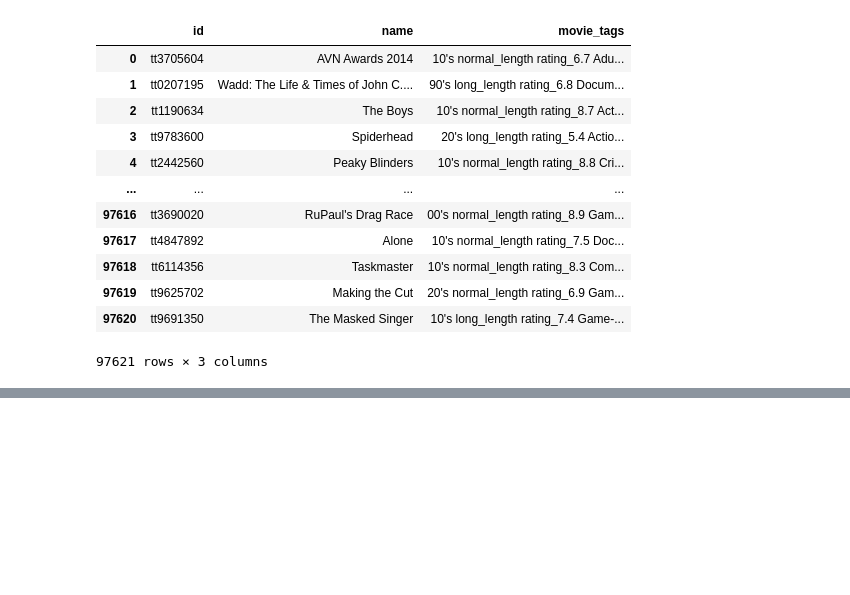
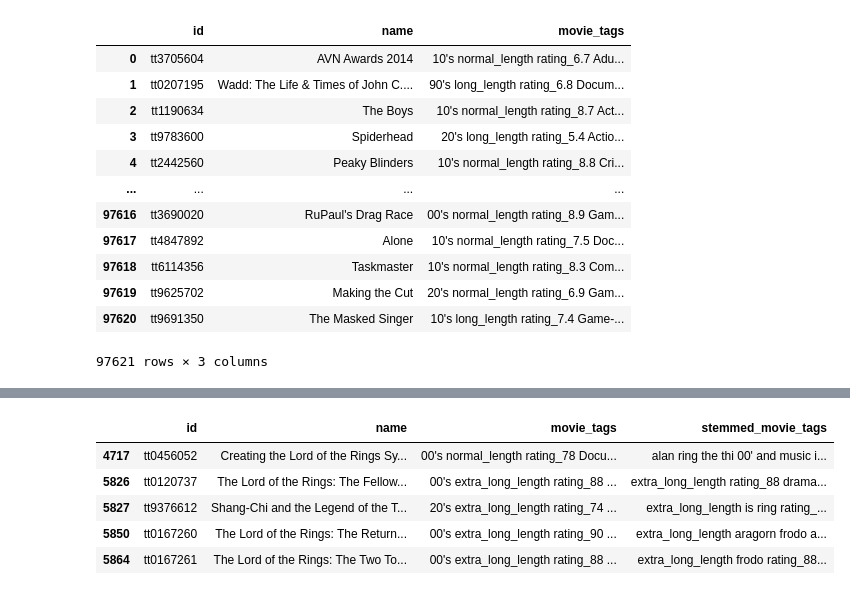
Before and after one commit to shabisht/Movie-Counsel, a Jupyter notebook: Movie_Recommender_System.ipynb, the cells around one changed output, grey strips where cells are left out. Saved outputs shown, nothing was run; the diff lists cells and outputs as text; code cells hidden in the pictures; blank space fills up the shorter version.

```diff
--- a/Movie_Recommender_System.ipynb
+++ b/Movie_Recommender_System.ipynb
@@ -781,0 +786,4 @@ Name: 19599, dtype: object
+# %%
+# final_df.to_csv("/content/drive/MyDrive/Colab Notebooks/final_file_for_cbrs.csv", index=False)
+
+final_df = pd.read_csv("/content/drive/MyDrive/Colab Notebooks/final_dataset_8k.csv")
@@ -781,0 +857,10 @@ Name: 19599, dtype: object
+# %%
+final_df[final_df.name.str.contains("Rings")]
+# final_df.iloc[5853]
+# %% [output]
+|  | id | name | movie_tags | stemmed_movie_tags |
+| 4717 | tt0456052 | Creating the Lord of the Rings Sy... | 00's normal_length rating_78 Docu... | alan ring the thi 00' and music i... |
+| 5826 | tt0120737 | The Lord of the Rings: The Fellow... | 00's extra_long_length rating_88 ... | extra_long_length rating_88 drama... |
+| 5827 | tt9376612 | Shang-Chi and the Legend of the T... | 20's extra_long_length rating_74 ... | extra_long_length is ring rating_... |
+| 5850 | tt0167260 | The Lord of the Rings: The Return... | 00's extra_long_length rating_90 ... | extra_long_length aragorn frodo a... |
+| 5864 | tt0167261 | The Lord of the Rings: The Two To... | 00's extra_long_length rating_88 ... | extra_long_length frodo rating_88... |
```
Also changed, not shown: parts of 48 cells of this notebook.
